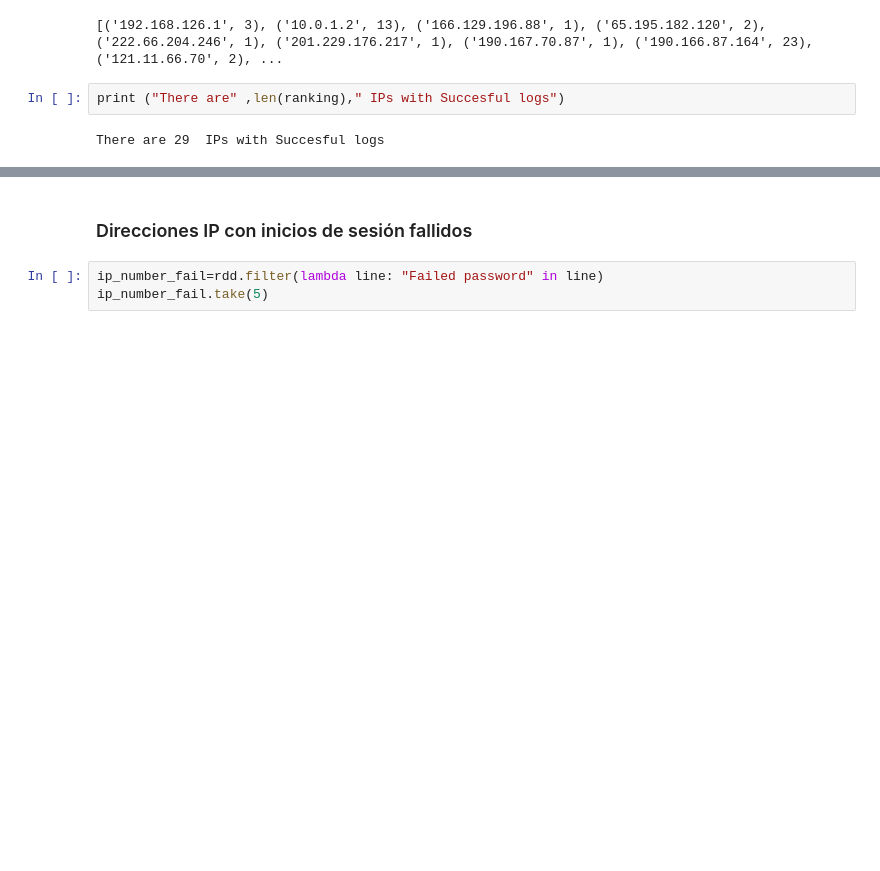
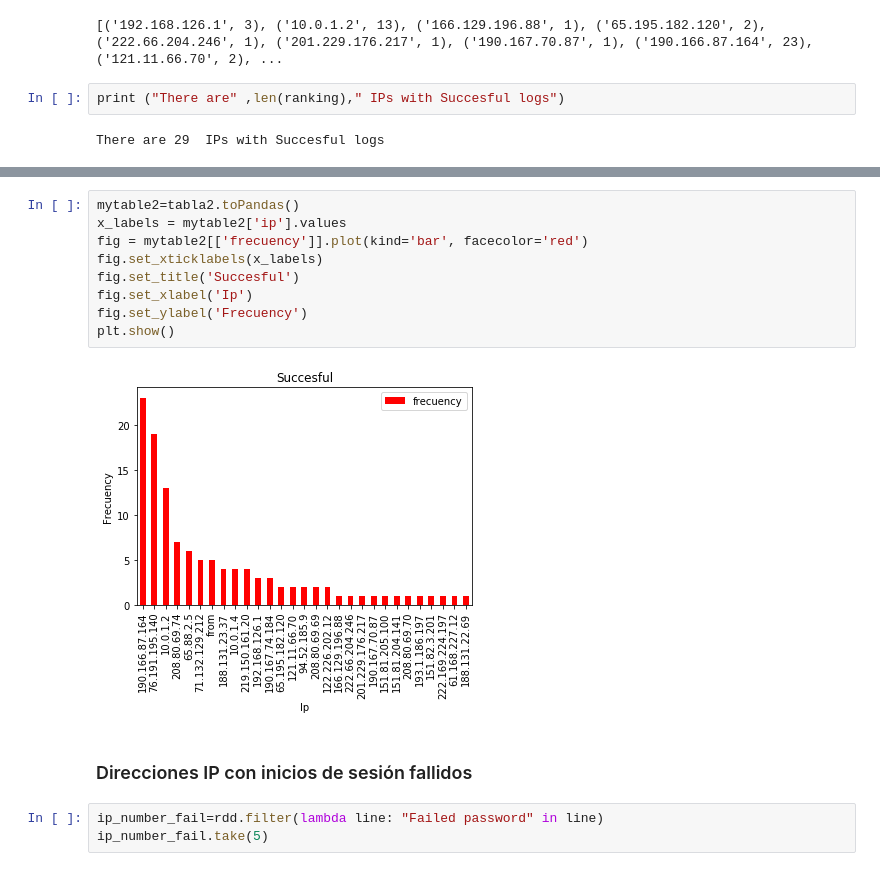
Before and after one commit to carlosbenavidez9507/Taller_Spark, a Jupyter notebook: Taller_analisis_log_spark.ipynb, the cells around one changed output, grey strips where cells are left out. Saved outputs shown, nothing was run; the diff lists cells and outputs as text; blank space fills up the shorter version.

```diff
--- a/Taller_analisis_log_spark.ipynb
+++ b/Taller_analisis_log_spark.ipynb
@@ -388,6 +368,17 @@ PythonRDD[738] at RDD at PythonRDD.scala:53
 |  188.131.22.69|        1|
 +---------------+---------+
 only showing top 20 rows
+# %%
+mytable2=tabla2.toPandas()
+x_labels = mytable2['ip'].values
+fig = mytable2[['frecuency']].plot(kind='bar', facecolor='red')
+fig.set_xticklabels(x_labels)
+fig.set_title('Succesful')
+fig.set_xlabel('Ip')
+fig.set_ylabel('Frecuency')
+plt.show()
+# %% [output]
+[figure, added]
 # %% [markdown]
 ### Direcciones IP con inicios de sesión fallidos
 # %%
```
Also changed, not shown: parts of 16 cells of this notebook.
